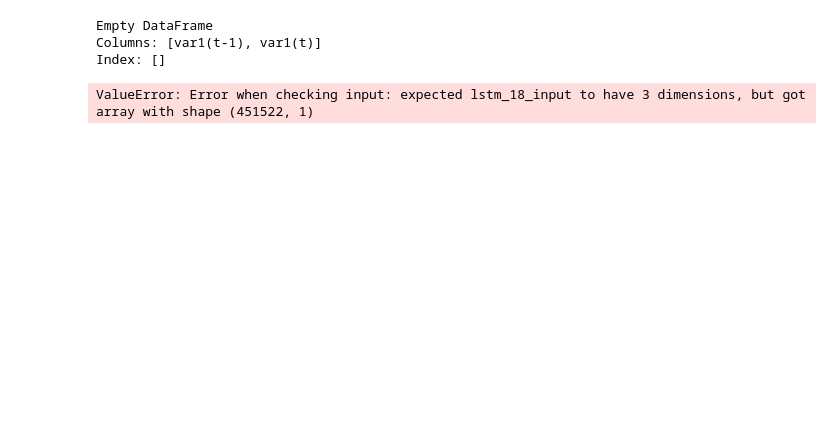
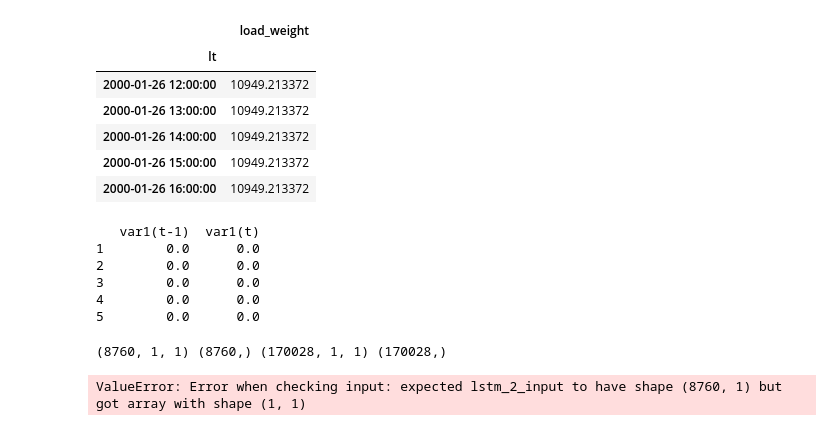
Before and after one commit to Rootmannii/Rootmannii, a Jupyter notebook: Model.ipynb, the cells around one changed output. Drawn from its saved outputs; the diff is of its cells as text; code cells hidden in the pictures; blank space fills up the shorter version.

Commit message:
latest commits. successfully split the data into train and test sets

```diff
--- a/Model.ipynb
+++ b/Model.ipynb
@@ -61,10 +133,7 @@ droping_list_all
 # %%
-df =df.drop(['dropoff_site','load_type','report_date','route_number','route_type'],axis=1)
 # filling nan with mean in any columns
 
 for j in range(0,1):
         df.iloc[:,j]=df.iloc[:,j].fillna(df.iloc[:,j].mean())
-df.head(10)
 # %%
-df =df.drop(['load_id'],axis=1)
 df.isnull().sum()
@@ -179,43 +270,73 @@ df_resample.shape
+# %%
+## inorder to reduce the computation time, let's resample our data over hour. this is to reduce the size of
+##our data to 178789 whilst still keeping the overall structure
+df_resample = df.resample('h').mean()
+for i in range(0,1):
+    df_resample.iloc[:,i] = df_resample.iloc[:,i].fillna(df_resample.iloc[:,i]).mean()
+df_resample.head()
+# %% [output]
+|  | load_weight |
+| lt |  |
+| 2000-01-26 12:00:00 | 10949.213372 |
+| 2000-01-26 13:00:00 | 10949.213372 |
+| 2000-01-26 14:00:00 | 10949.213372 |
+| 2000-01-26 15:00:00 | 10949.213372 |
+| 2000-01-26 16:00:00 | 10949.213372 |
 # %%
 ## * Note: I scale all features in range of [0,1].
 
-## If you would like to train based on the resampled data (over hour), then used below
+## If you would like to train based on the resampled data (over hour), then use below
 values = df_resample.values
 
 
-## full data without resampling
-values = df.values
 
 # integer encode direction
 # ensure all data is float
 
-values = values.astype('float64')
+##values = values.astype('float64')
 # normalize features
 # always very important to normalise prior to training
-train_X,train_y,test_X,test_y = train_test_split(df.load_weight,df.load_weight,test_size=0.2)## splitting our data into a training and testing set
 
 # instantiating a MinMax scaler
-scaler = MinMaxScaler(feature_range=(0,2))
+scaler = MinMaxScaler(feature_range=(0,1))
 
 # applying our scaler to our raw values to normalise them into a closed range of [0,1]
 # fitting and transforming raw values
-scaled = scaler.fit_transform(values.shape[0])
-# frame as supervised learning==> labeled
+scaled = scaler.fit_transform(values)
+# frame as supervised learning==> labeled taking in the normalised(scaled) features as data
 reframed = series_to_supervised(scaled, 1, 1)
-
-# drop columns we don't want to predict
-#reframed.drop(reframed.columns[[8,9,10,11,12,13]], axis=1, inplace=True)
 print(reframed.head())
 # %% [output]
-Empty DataFrame
-Columns: [var1(t-1), var1(t)]
-Index: []
+   var1(t-1)  var1(t)
+1        0.0      0.0
+2        0.0      0.0
+3        0.0      0.0
+4        0.0      0.0
+5        0.0      0.0
+# %%
+## splitting the data into training and testing sets
+values = reframed.values
+
+n_train_time = 365*24
+train = values[:n_train_time, :]
+test = values[n_train_time:, :]
+##test = values[n_train_time:n_test_time, :]
+# split into input and outputs
+train_X, train_y = train[:, :-1], train[:, -1]
+test_X, test_y = test[:, :-1], test[:, -1]
+# reshape input to be 3D [samples, timesteps, features]
+train_X = train_X.reshape((train_X.shape[0], 1, train_X.shape[1]))
+test_X = test_X.reshape((test_X.shape[0], 1, test_X.shape[1]))
+print(train_X.shape, train_y.shape, test_X.shape, test_y.shape)
+# We reshaped the input into the 3D format as expected by LSTMs, namely [samples, timesteps, features].
+# %% [output]
+(8760, 1, 1) (8760,) (170028, 1, 1) (170028,)
 # %%
 ## building a neural network architecture.
 #  then , train the model on a recurrent LSTM  with 20% dropout
 
 model = Sequential()
-model.add(LSTM(100, input_shape=(train_X.shape[0],train_X.shape[0])))
+model.add(LSTM(100, input_shape=(train_X.shape[0],train_X.shape[1])))
 model.add(Dropout(0.2))
 #model.add(LSTM(70))
 #model.add(Dropout(0.3))
@@ -251,7 +372,7 @@ inv_y = inv_y[:,0]
 rmse = np.sqrt(mean_squared_error(inv_y, inv_yhat))
 print('Test RMSE: %.3f' % rmse)
 # %% [output]
-ValueError: Error when checking input: expected lstm_18_input to have 3 dimensions, but got array with shape (451522, 1)
+ValueError: Error when checking input: expected lstm_2_input to have shape (8760, 1) but got array with shape (1, 1)
 # %%
 
 #Note that in order to improve the model, one has to adjust epochs and batch_size.
```
Also changed, not shown: parts of 20 cells of this notebook.
